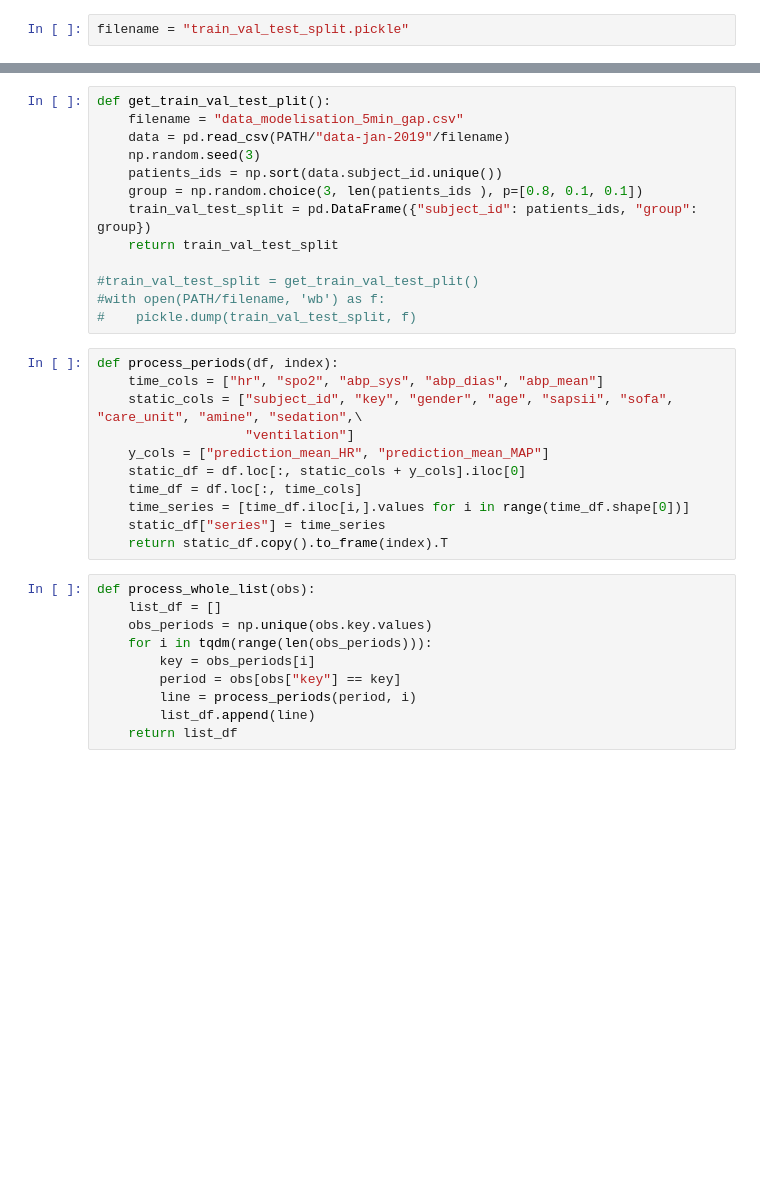
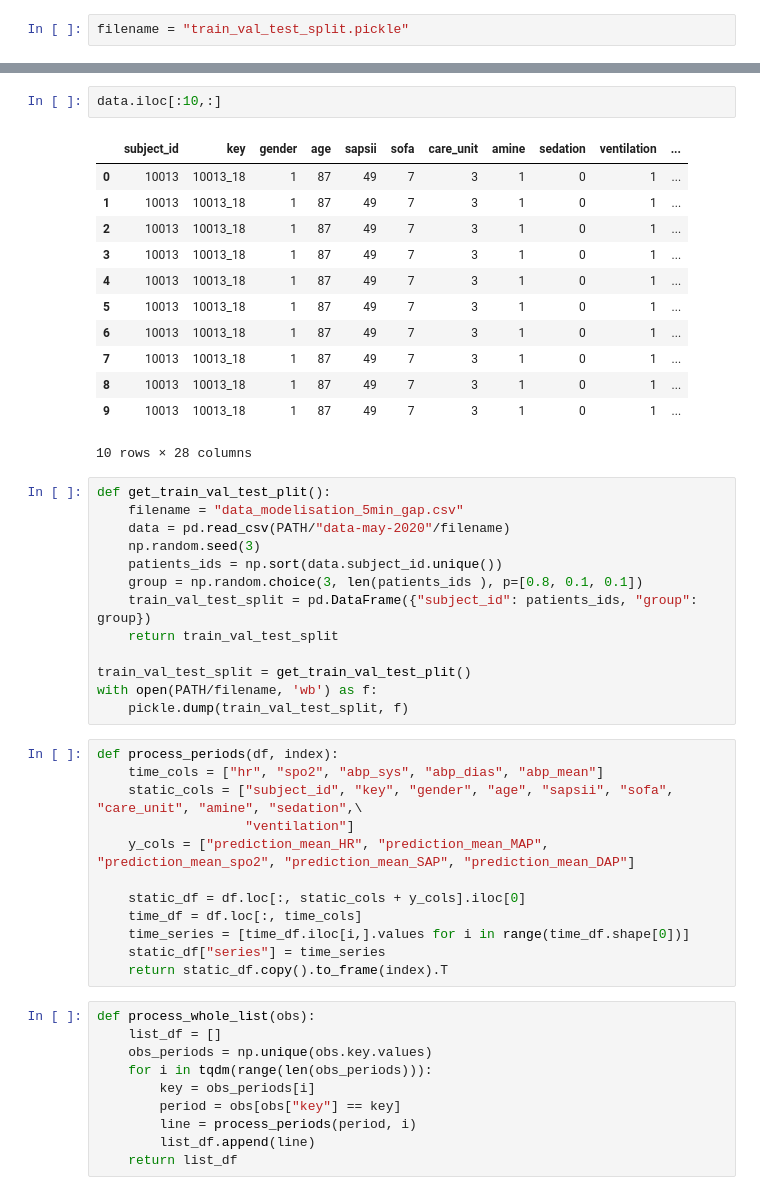
Before and after one commit to yanneta/multi-task-hypotension, a Jupyter notebook: time_series_data_processing_v2.ipynb, the cells around one changed output, grey strips where cells are left out. Saved outputs shown, nothing was run; the diff lists cells and outputs as text; blank space fills up the shorter version.

```diff
--- a/time_series_data_processing_v2.ipynb
+++ b/time_series_data_processing_v2.ipynb
@@ -33,22 +48,38 @@ filename = "train_val_test_split.pickle"
+# %%
+data.iloc[:10,:]
+# %% [output]
+|  | subject_id | key | gender | age | sapsii | sofa | care_unit | amine | sedation | ventilation | ... |
+| 0 | 10013 | 10013_18 | 1 | 87 | 49 | 7 | 3 | 1 | 0 | 1 | ... |
+| 1 | 10013 | 10013_18 | 1 | 87 | 49 | 7 | 3 | 1 | 0 | 1 | ... |
+| 2 | 10013 | 10013_18 | 1 | 87 | 49 | 7 | 3 | 1 | 0 | 1 | ... |
+| 3 | 10013 | 10013_18 | 1 | 87 | 49 | 7 | 3 | 1 | 0 | 1 | ... |
+| 4 | 10013 | 10013_18 | 1 | 87 | 49 | 7 | 3 | 1 | 0 | 1 | ... |
+| 5 | 10013 | 10013_18 | 1 | 87 | 49 | 7 | 3 | 1 | 0 | 1 | ... |
+| 6 | 10013 | 10013_18 | 1 | 87 | 49 | 7 | 3 | 1 | 0 | 1 | ... |
+| 7 | 10013 | 10013_18 | 1 | 87 | 49 | 7 | 3 | 1 | 0 | 1 | ... |
+| 8 | 10013 | 10013_18 | 1 | 87 | 49 | 7 | 3 | 1 | 0 | 1 | ... |
+| 9 | 10013 | 10013_18 | 1 | 87 | 49 | 7 | 3 | 1 | 0 | 1 | ... |
+10 rows × 28 columns
 # %%
 def get_train_val_test_plit():
     filename = "data_modelisation_5min_gap.csv"
-    data = pd.read_csv(PATH/"data-jan-2019"/filename)
+    data = pd.read_csv(PATH/"data-may-2020"/filename)
     np.random.seed(3)
     patients_ids = np.sort(data.subject_id.unique())
     group = np.random.choice(3, len(patients_ids ), p=[0.8, 0.1, 0.1])
     train_val_test_split = pd.DataFrame({"subject_id": patients_ids, "group": group})
     return train_val_test_split
 
-#train_val_test_split = get_train_val_test_plit()
-#with open(PATH/filename, 'wb') as f:
-#    pickle.dump(train_val_test_split, f)
+train_val_test_split = get_train_val_test_plit()
+with open(PATH/filename, 'wb') as f:
+    pickle.dump(train_val_test_split, f)
 # %%
 def process_periods(df, index):
     time_cols = ["hr", "spo2", "abp_sys", "abp_dias", "abp_mean"]
     static_cols = ["subject_id", "key", "gender", "age", "sapsii", "sofa", "care_unit", "amine", "sedation",\
                    "ventilation"]
-    y_cols = ["prediction_mean_HR", "prediction_mean_MAP"]
+    y_cols = ["prediction_mean_HR", "prediction_mean_MAP", "prediction_mean_spo2", "prediction_mean_SAP", "prediction_mean_DAP"]
+
     static_df = df.loc[:, static_cols + y_cols].iloc[0]
     time_df = df.loc[:, time_cols]
     time_series = [time_df.iloc[i,].values for i in range(time_df.shape[0])]
```
Also changed, not shown: parts of 18 cells of this notebook.
